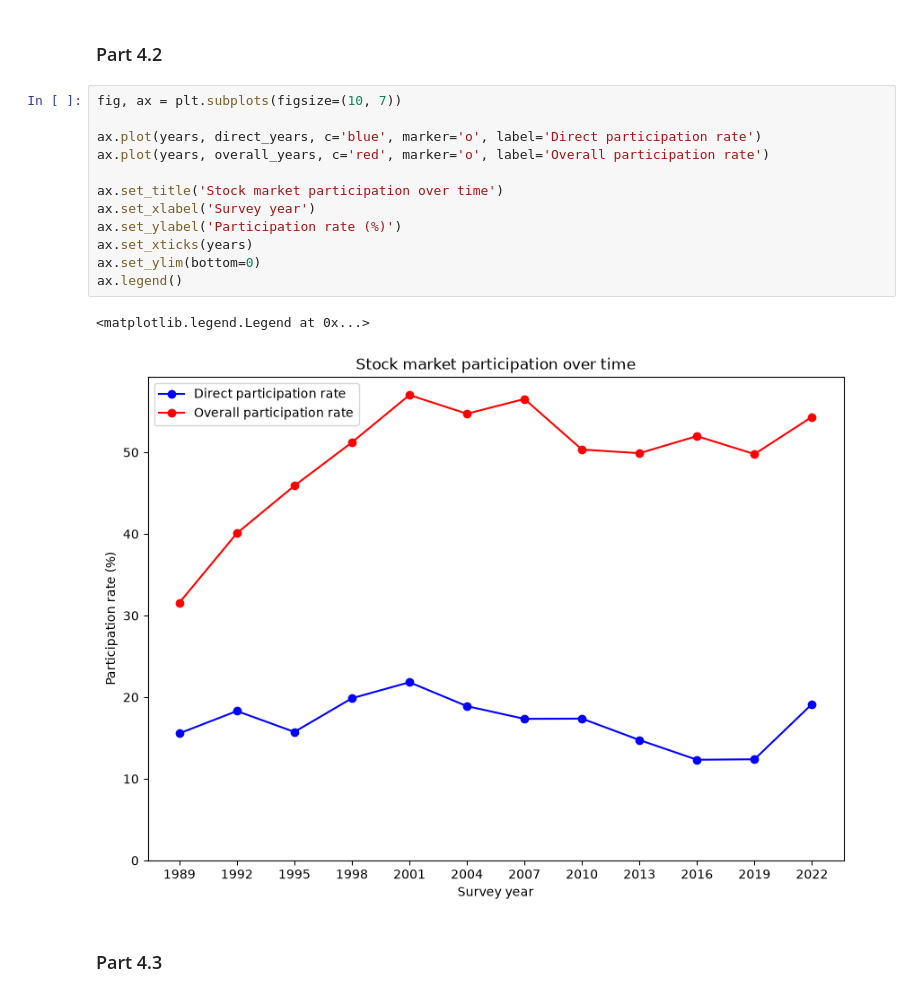
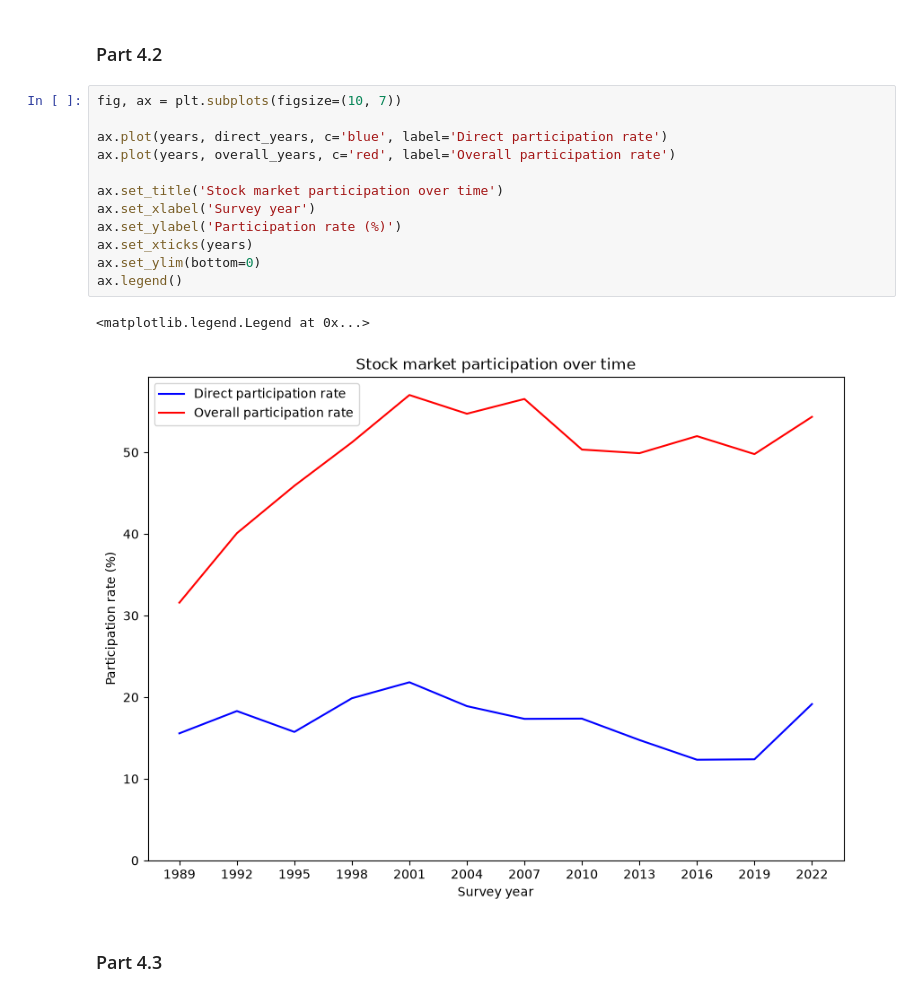
Before and after one commit to JKO-coder1/TECH2-H26-Assignment3-JK, a Jupyter notebook: assignment3.ipynb, the cells around one changed output. Cells and saved outputs as stored; diff of their text form.

```diff
--- a/assignment3.ipynb
+++ b/assignment3.ipynb
@@ -327,18 +325,18 @@ round(results_years, 1)
 # %%
 fig, ax = plt.subplots(figsize=(10, 7))
 
-ax.plot(years, direct_years, c='blue', marker='o', label='Direct participation rate')
-ax.plot(years, overall_years, c='red', marker='o', label='Overall participation rate')
+ax.plot(years, direct_years, c='blue', label='Direct participation rate')
+ax.plot(years, overall_years, c='red', label='Overall participation rate')
 
 ax.set_title('Stock market participation over time')
 ax.set_xlabel('Survey year')
 ax.set_ylabel('Participation rate (%)')
 ax.set_xticks(years)
 ax.set_ylim(bottom=0)
 ax.legend()
 # %% [output]
 <matplotlib.legend.Legend at 0x...>
-[figure, old version]
+[figure, new version]
 # %% [markdown]
 ### Part 4.3 ###
 # %%
```
Also changed, not shown: parts of 3 cells of this notebook.
